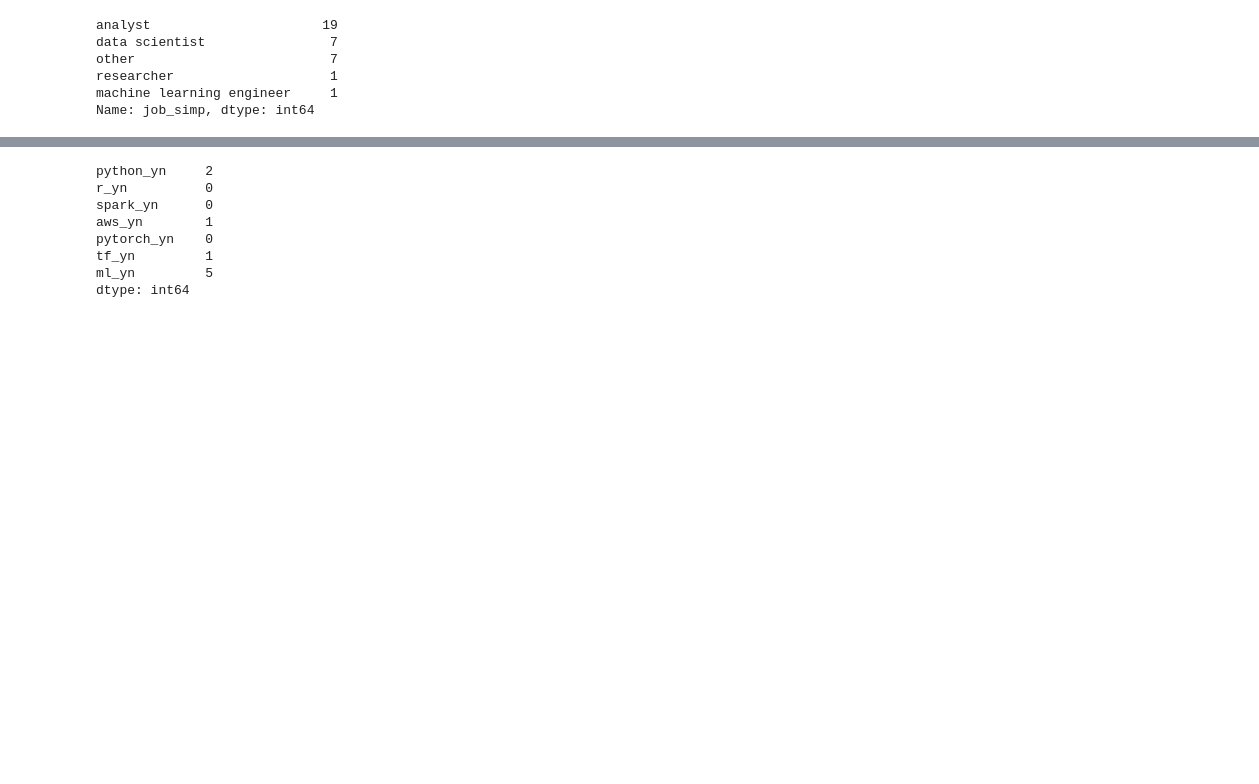
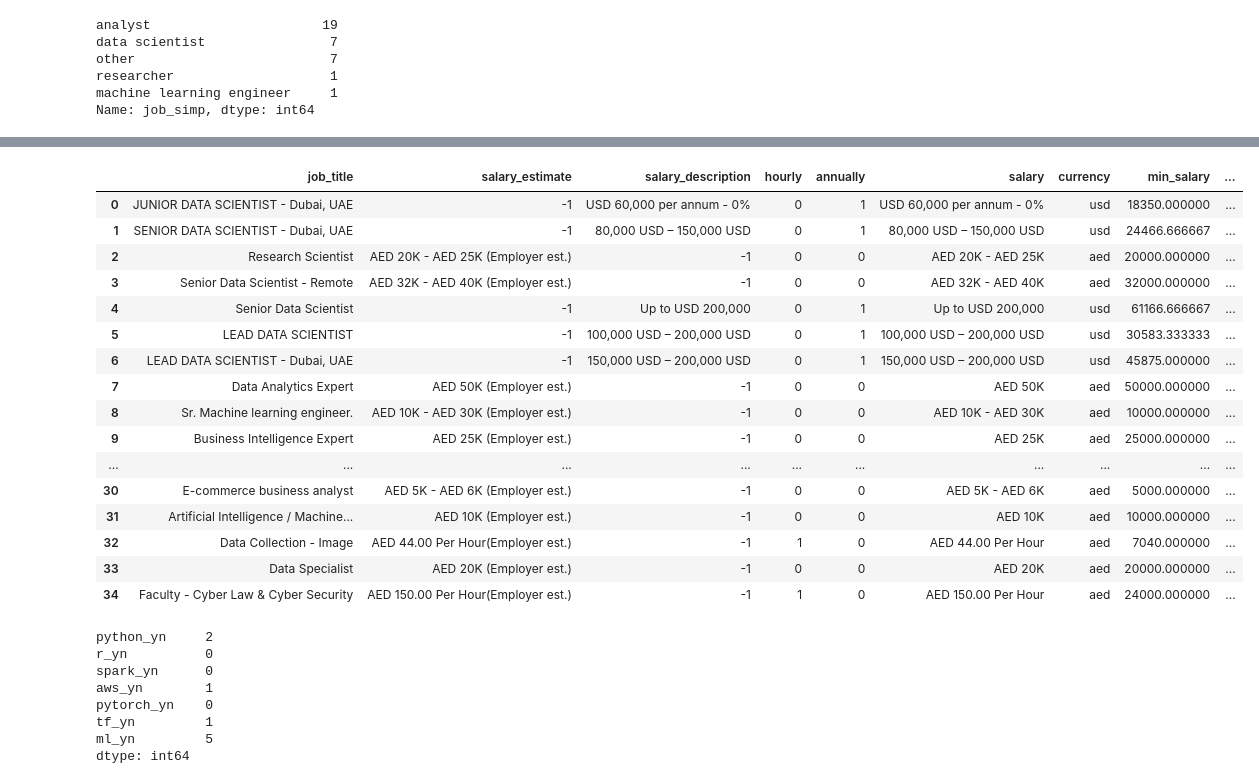
Before and after one commit to maslenkovas/ds_jobs_project, a Jupyter notebook: eda.ipynb, the cells around one changed output, grey strips where cells are left out. Cells and saved outputs as stored; diff of their text form; code cells hidden in the pictures; blank space fills up the shorter version.

```diff
--- a/eda.ipynb
+++ b/eda.ipynb
@@ -45,9 +56,9 @@ df['max_salary'] = df.apply(lambda x: x.max_salary * 160 if x.hourly==1 else x.m
 df['avg_salary'] = df.apply(lambda x: x.avg_salary * 160 if x.hourly==1 else x.avg_salary/12 if x.annually==1 else x.avg_salary, axis=1)
 
 # convert USD to AED
-df['min_salary'] = df.apply(lambda x: x.min_salary * 2.51 if x.currency=='usd' else x.min_salary, axis=1)
-df['max_salary'] = df.apply(lambda x: x.max_salary * 2.51 if x.currency=='usd' else x.max_salary, axis=1)
-df['avg_salary'] = df.apply(lambda x: x.avg_salary * 2.51 if x.currency=='usd' else x.avg_salary, axis=1)
+df['min_salary'] = df.apply(lambda x: x.min_salary * 3.67 if x.currency=='usd' else x.min_salary, axis=1)
+df['max_salary'] = df.apply(lambda x: x.max_salary * 3.67 if x.currency=='usd' else x.max_salary, axis=1)
+df['avg_salary'] = df.apply(lambda x: x.avg_salary * 3.67 if x.currency=='usd' else x.avg_salary, axis=1)
 
 # add job description length column
 df['desc_len'] = df.job_description.apply(lambda x: len(x))
@@ -57,3 +68,24 @@ df['company_name'] = df['company_name'].apply(lambda x: x.split('\n')[0] if len(
 
 # add column indicating if a job was posted more than 30 days ago
 df['older_than_30_days'] = df['job_age'].apply(lambda x: 1 if '30' in x.lower() else 0)
+# %%
+df[['job_title', 'salary_estimate', 'salary_description', 'hourly', 'annually',\
+       'salary', 'currency', 'min_salary', 'max_salary', 'avg_salary']]
+# %% [output]
+|  | job_title | salary_estimate | salary_description | hourly | annually | salary | currency | min_salary | ... |
+| 0 | JUNIOR DATA SCIENTIST - Dubai, UAE | -1 | USD 60,000 per annum - 0% | 0 | 1 | USD 60,000 per annum - 0% | usd | 18350.000000 | ... |
+| 1 | SENIOR DATA SCIENTIST - Dubai, UAE | -1 | 80,000 USD – 150,000 USD | 0 | 1 | 80,000 USD – 150,000 USD | usd | 24466.666667 | ... |
+| 2 | Research Scientist | AED 20K - AED 25K (Employer est.) | -1 | 0 | 0 | AED 20K - AED 25K | aed | 20000.000000 | ... |
+| 3 | Senior Data Scientist - Remote | AED 32K - AED 40K (Employer est.) | -1 | 0 | 0 | AED 32K - AED 40K | aed | 32000.000000 | ... |
+| 4 | Senior Data Scientist | -1 | Up to USD 200,000 | 0 | 1 | Up to USD 200,000 | usd | 61166.666667 | ... |
+| 5 | LEAD DATA SCIENTIST | -1 | 100,000 USD – 200,000 USD | 0 | 1 | 100,000 USD – 200,000 USD | usd | 30583.333333 | ... |
+| 6 | LEAD DATA SCIENTIST - Dubai, UAE | -1 | 150,000 USD – 200,000 USD | 0 | 1 | 150,000 USD – 200,000 USD | usd | 45875.000000 | ... |
+| 7 | Data Analytics Expert | AED 50K (Employer est.) | -1 | 0 | 0 | AED 50K | aed | 50000.000000 | ... |
+| 8 | Sr. Machine learning engineer. | AED 10K - AED 30K (Employer est.) | -1 | 0 | 0 | AED 10K - AED 30K | aed | 10000.000000 | ... |
+| 9 | Business Intelligence Expert | AED 25K (Employer est.) | -1 | 0 | 0 | AED 25K | aed | 25000.000000 | ... |
+| ... | ... | ... | ... | ... | ... | ... | ... | ... | ... |
+| 30 | E-commerce business analyst | AED 5K - AED 6K (Employer est.) | -1 | 0 | 0 | AED 5K - AED 6K | aed | 5000.000000 | ... |
+| 31 | Artificial Intelligence / Machine... | AED 10K (Employer est.) | -1 | 0 | 0 | AED 10K | aed | 10000.000000 | ... |
+| 32 | Data Collection - Image | AED 44.00 Per Hour(Employer est.) | -1 | 1 | 0 | AED 44.00 Per Hour | aed | 7040.000000 | ... |
+| 33 | Data Specialist | AED 20K (Employer est.) | -1 | 0 | 0 | AED 20K | aed | 20000.000000 | ... |
+| 34 | Faculty - Cyber Law & Cyber Security | AED 150.00 Per Hour(Employer est.) | -1 | 1 | 0 | AED 150.00 Per Hour | aed | 24000.000000 | ... |
```
Also changed, not shown: parts of 2 cells of this notebook, 4 other files.
